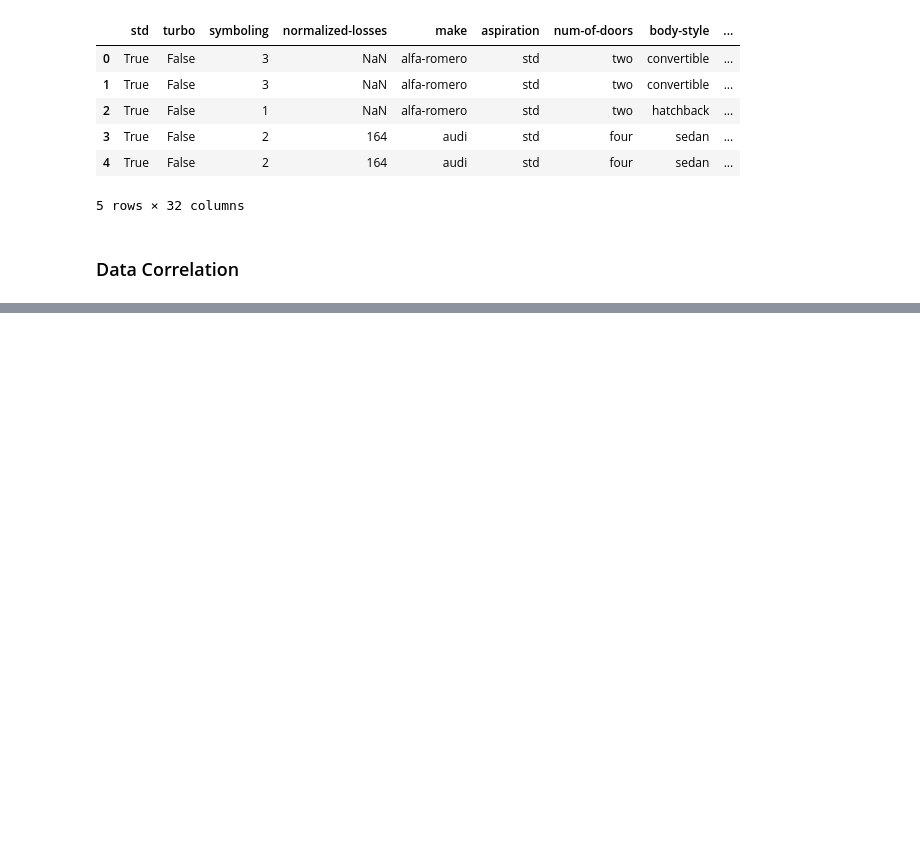
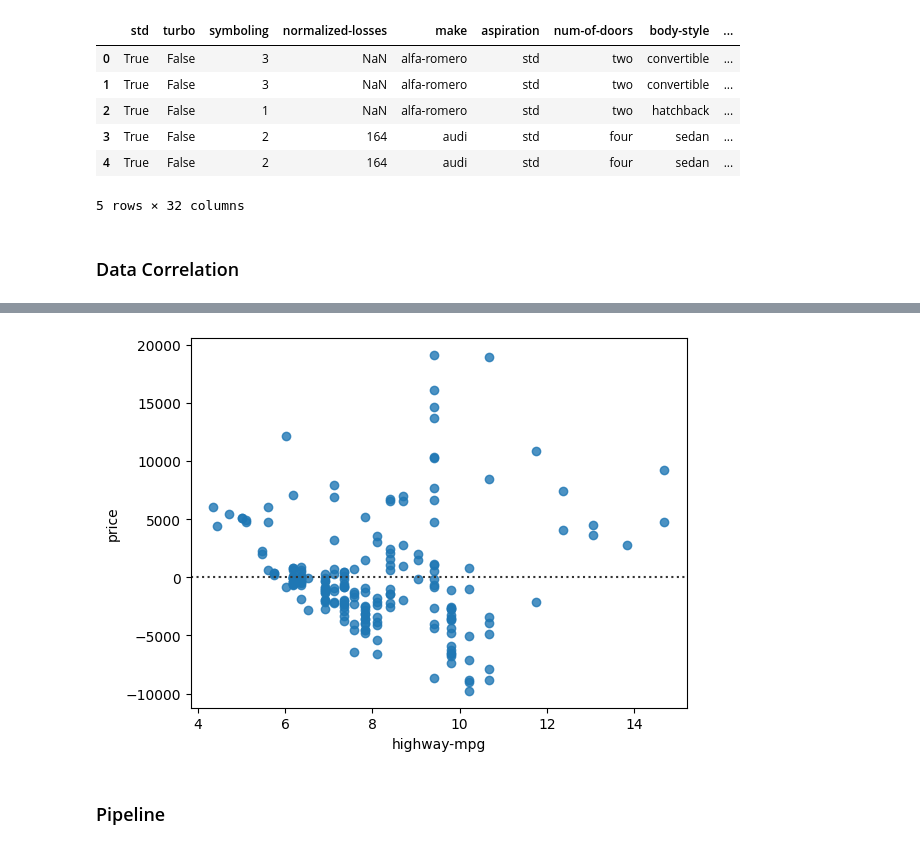
Before and after one commit to MachineTi-lab/IBM-Data-analysis-with-Python, a Jupyter notebook: Class_1.ipynb, the cells around one changed output, grey strips where cells are left out. Cells and saved outputs as stored; diff of their text form; code cells hidden in the pictures; blank space fills up the shorter version.

```diff
--- a/Class_1.ipynb
+++ b/Class_1.ipynb
@@ -308,0 +338,7 @@ plt.show()
+# %%
+sns.residplot( x = df["highway-mpg"],y =  df["price"])
+plt.show()
+# %% [output]
+[figure, added]
+# %% [markdown]
+### Pipeline
```
Also changed, not shown: parts of 19 cells of this notebook.
